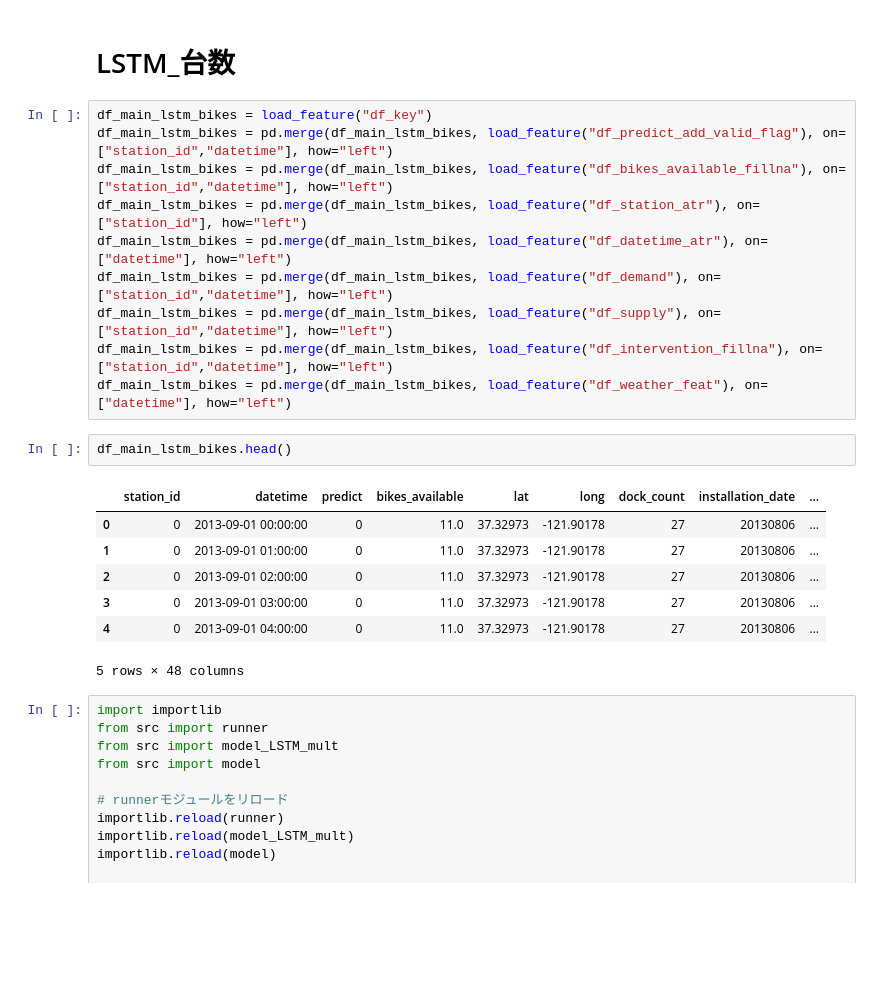
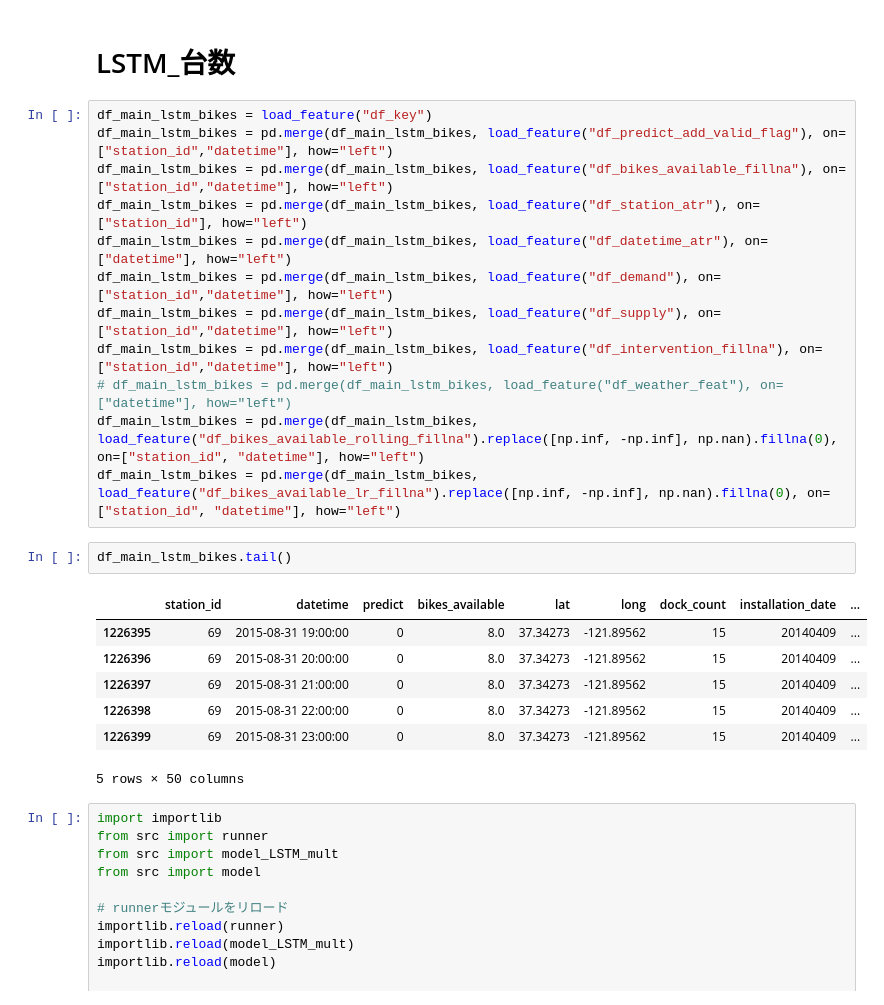
Before and after one commit to snoopy0420/atma_udemy, a Jupyter notebook: notebooks/run.ipynb, the cells around one changed output. Saved outputs shown, nothing was run; the diff lists cells and outputs as text; blank space fills up the shorter version.

Commit message:
create_features修正

```diff
--- a/notebooks/run.ipynb
+++ b/notebooks/run.ipynb
@@ -85,17 +85,19 @@ df_main_lstm_bikes = pd.merge(df_main_lstm_bikes, load_feature("df_datetime_atr"
 df_main_lstm_bikes = pd.merge(df_main_lstm_bikes, load_feature("df_demand"), on=["station_id","datetime"], how="left")
 df_main_lstm_bikes = pd.merge(df_main_lstm_bikes, load_feature("df_supply"), on=["station_id","datetime"], how="left")
 df_main_lstm_bikes = pd.merge(df_main_lstm_bikes, load_feature("df_intervention_fillna"), on=["station_id","datetime"], how="left")
-df_main_lstm_bikes = pd.merge(df_main_lstm_bikes, load_feature("df_weather_feat"), on=["datetime"], how="left")
+# df_main_lstm_bikes = pd.merge(df_main_lstm_bikes, load_feature("df_weather_feat"), on=["datetime"], how="left")
+df_main_lstm_bikes = pd.merge(df_main_lstm_bikes, load_feature("df_bikes_available_rolling_fillna").replace([np.inf, -np.inf], np.nan).fillna(0), on=["station_id", "datetime"], how="left")
+df_main_lstm_bikes = pd.merge(df_main_lstm_bikes, load_feature("df_bikes_available_lr_fillna").replace([np.inf, -np.inf], np.nan).fillna(0), on=["station_id", "datetime"], how="left")
 # %%
-df_main_lstm_bikes.head()
+df_main_lstm_bikes.tail()
 # %% [output]
 |  | station_id | datetime | predict | bikes_available | lat | long | dock_count | installation_date | ... |
-| 0 | 0 | 2013-09-01 00:00:00 | 0 | 11.0 | 37.32973 | -121.90178 | 27 | 20130806 | ... |
-| 1 | 0 | 2013-09-01 01:00:00 | 0 | 11.0 | 37.32973 | -121.90178 | 27 | 20130806 | ... |
-| 2 | 0 | 2013-09-01 02:00:00 | 0 | 11.0 | 37.32973 | -121.90178 | 27 | 20130806 | ... |
-| 3 | 0 | 2013-09-01 03:00:00 | 0 | 11.0 | 37.32973 | -121.90178 | 27 | 20130806 | ... |
-| 4 | 0 | 2013-09-01 04:00:00 | 0 | 11.0 | 37.32973 | -121.90178 | 27 | 20130806 | ... |
+| 1226395 | 69 | 2015-08-31 19:00:00 | 0 | 8.0 | 37.34273 | -121.89562 | 15 | 20140409 | ... |
+| 1226396 | 69 | 2015-08-31 20:00:00 | 0 | 8.0 | 37.34273 | -121.89562 | 15 | 20140409 | ... |
+| 1226397 | 69 | 2015-08-31 21:00:00 | 0 | 8.0 | 37.34273 | -121.89562 | 15 | 20140409 | ... |
+| 1226398 | 69 | 2015-08-31 22:00:00 | 0 | 8.0 | 37.34273 | -121.89562 | 15 | 20140409 | ... |
+| 1226399 | 69 | 2015-08-31 23:00:00 | 0 | 8.0 | 37.34273 | -121.89562 | 15 | 20140409 | ... |
-5 rows × 48 columns
+5 rows × 50 columns
 # %%
 import importlib
 from src import runner
```
Also changed, not shown: parts of 3 cells of this notebook, 1 other file.
